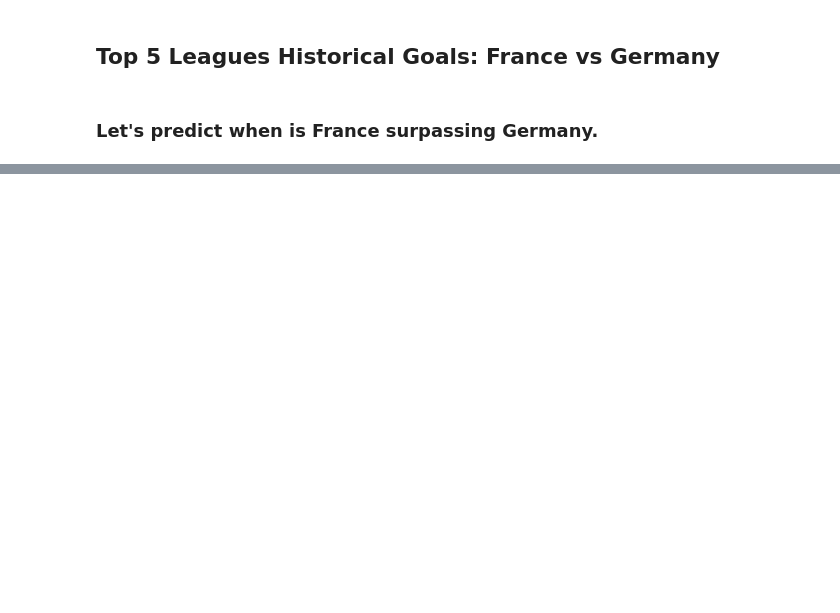
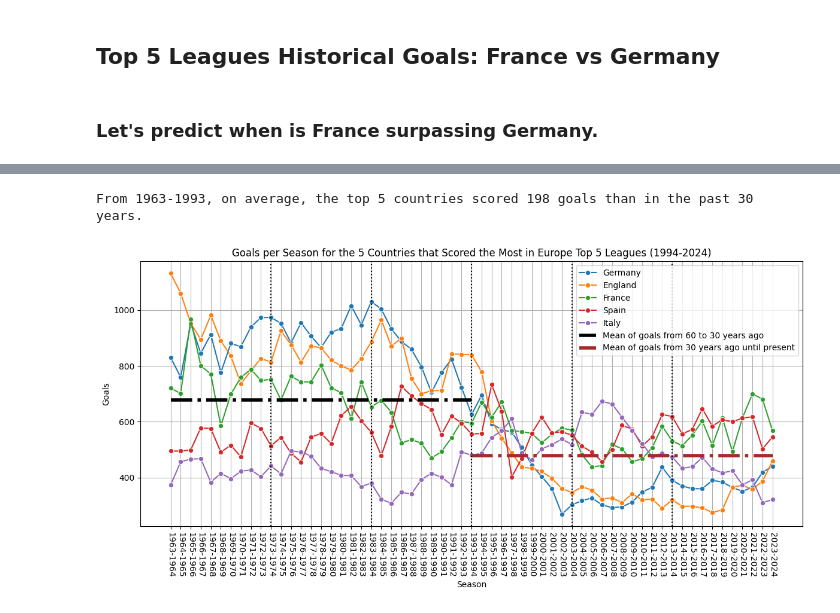
Before and after one commit to jpreyesm03/Data-Science-Fun-Projects, a Jupyter notebook: Top 5 Leagues/france_statistical_analysis.ipynb, the cells around one changed output, grey strips where cells are left out. Cells and saved outputs as stored; diff of their text form; code cells hidden in the pictures; blank space fills up the shorter version.

```diff
--- a/Top 5 Leagues/france_statistical_analysis.ipynb
+++ b/Top 5 Leagues/france_statistical_analysis.ipynb
@@ -176,0 +164,33 @@ germany_this_ten_years = this_ten_years.iloc[0:1, [1,2,3,4,5,6,7,8,9,10]].iloc[0
+# %%
+# Reshape the DataFrame using melt
+# df_melted = df.iloc[:5, [0,22,23,24,25,26,27,28,29,30,31,32,33,34,35,36,37,38,39,40,41,42,43,44,45,46,47,48,49,50,51,52,53,54,55,56,57,58,59,60,61]].melt(id_vars='Countries', var_name='Season', value_name='Goals')
+df_melted = df.iloc[:5, :-1].melt(id_vars='Countries', var_name='Season', value_name='Goals')
+average_60_to_30_years_ago_top_countries = df.iloc[0:5, 1:32].mean().mean()
+average_30_to_present = df.iloc[0:5, 32:-1].mean().mean()
+print("From 1963-1993, on average, the top 5 countries scored", int(np.floor(average_60_to_30_years_ago_top_countries-average_30_to_present)), "goals than in the past 30 years.")
+# Create the line plot
+plt.figure(figsize=(12, 6))
+sns.lineplot(data=df_melted, x='Season', y='Goals', hue='Countries', marker='o')
+
+# Customize the plot
+plt.title('Goals per Season for the 5 Countries that Scored the Most in Europe Top 5 Leagues (1994-2024)')
+plt.xticks(rotation=-90)
+plt.ylabel('Goals')
+plt.xlabel('Season')
+plt.legend(title='Country')
+plt.hlines(y=average_60_to_30_years_ago_top_countries, xmin="1963-1964", xmax="1993-1994", label="Mean of goals from 60 to 30 years ago", color='black', linestyle='-.', linewidth=4)
+plt.hlines(y=average_30_to_present, xmin="1993-1994", xmax="2023-2024", label="Mean of goals from 30 years ago until present", color='brown', linestyle='-.', linewidth=4)
+plt.axvline(x="1973-1974", color="black", linestyle='dotted')
+plt.axvline(x="1983-1984", color="black", linestyle='dotted')
+plt.axvline(x="1993-1994", color="black", linestyle='dotted')
+plt.axvline(x="2003-2004", color="black", linestyle='dotted')
+plt.axvline(x="2013-2014", color = "black", linestyle='dotted')
+plt.grid()
+plt.legend()
+
+# Show the plot
+plt.tight_layout()
+plt.show()
+# %% [output]
+From 1963-1993, on average, the top 5 countries scored 198 goals than in the past 30 years.
+[figure, added]
```
Also changed, not shown: parts of 24 cells of this notebook.
